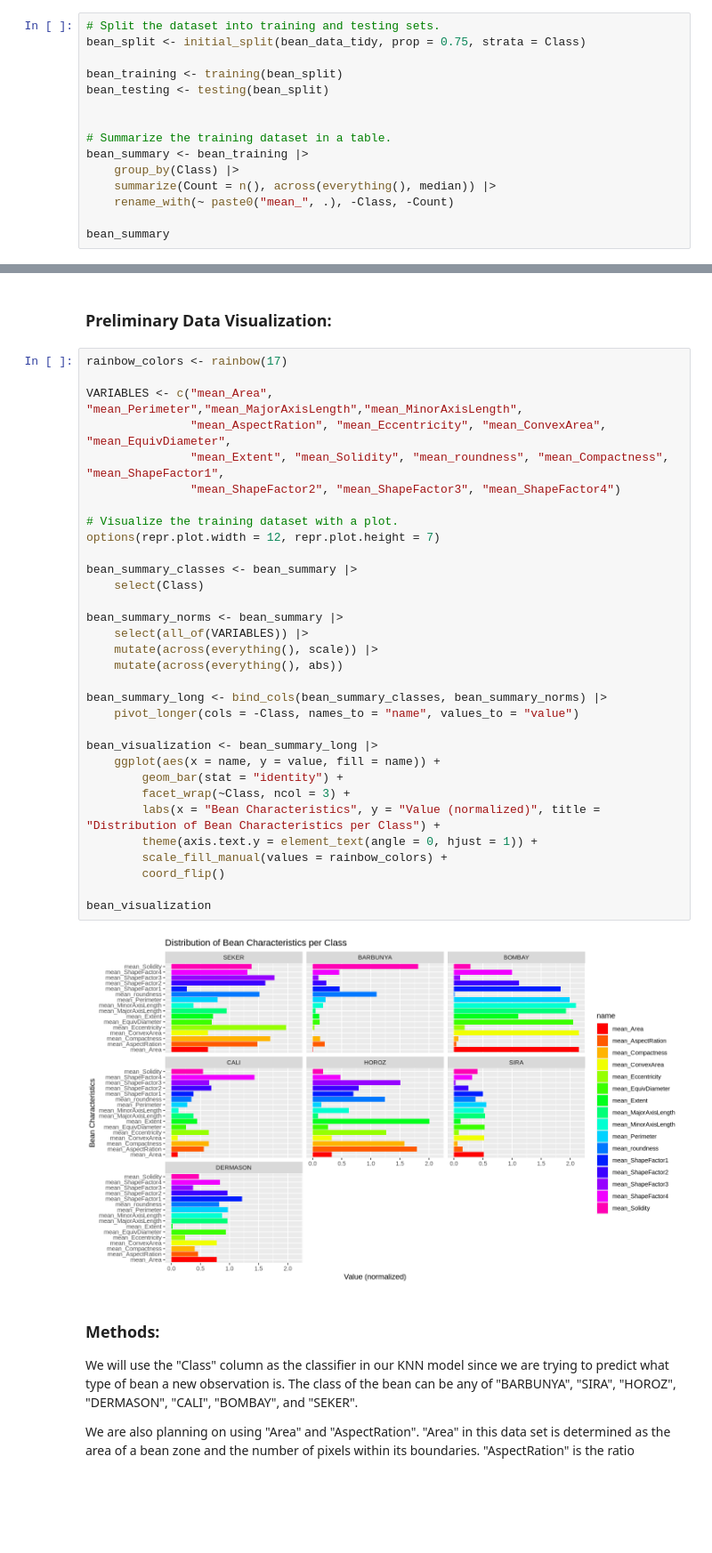
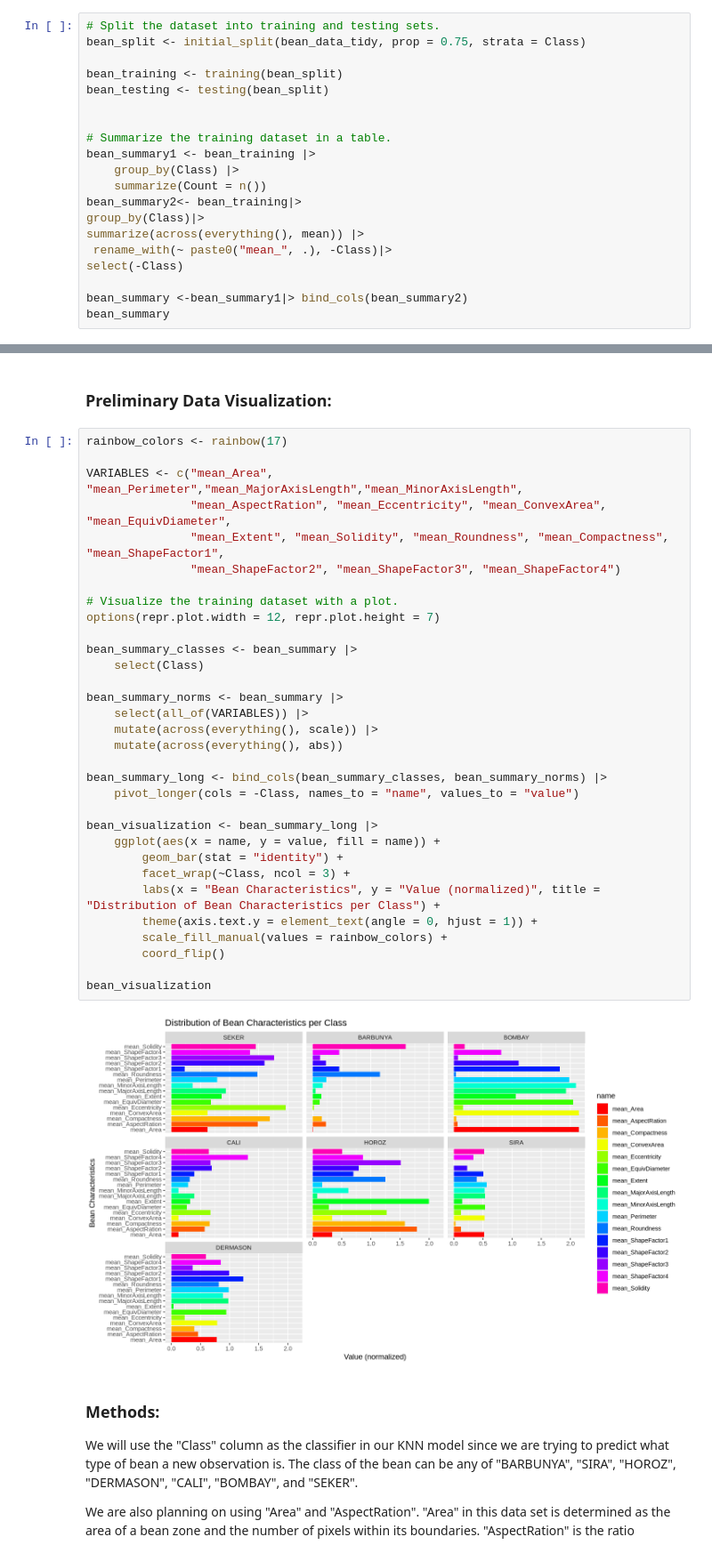
Before and after one commit to Mark20050713/group_18, a Jupyter notebook: project_proposal.ipynb, the cells around one changed output, grey strips where cells are left out. Shown at 89% size. Drawn from its saved outputs; the diff is of its cells as text; blank space fills up the shorter version.

Commit message:
fixed summarize

```diff
--- a/project_proposal.ipynb
+++ b/project_proposal.ipynb
@@ -85,11 +85,16 @@ bean_testing <- testing(bean_split)
 
 
 # Summarize the training dataset in a table.
-bean_summary <- bean_training |>
+bean_summary1 <- bean_training |>
     group_by(Class) |>
-    summarize(Count = n(), across(everything(), median)) |>
-    rename_with(~ paste0("mean_", .), -Class, -Count)
+    summarize(Count = n())
+bean_summary2<- bean_training|>
+group_by(Class)|>
+summarize(across(everything(), mean)) |>
+ rename_with(~ paste0("mean_", .), -Class)|>
+select(-Class)
 
+bean_summary <-bean_summary1|> bind_cols(bean_summary2)
 bean_summary
 # %% [output]
 A tibble: 7 × 18
@@ -109,35 +114,35 @@ rainbow_colors <- rainbow(17)
 
 VARIABLES <- c("mean_Area", "mean_Perimeter","mean_MajorAxisLength","mean_MinorAxisLength",
                "mean_AspectRation", "mean_Eccentricity", "mean_ConvexArea", "mean_EquivDiameter",
-               "mean_Extent", "mean_Solidity", "mean_roundness", "mean_Compactness", "mean_ShapeFactor1",
+               "mean_Extent", "mean_Solidity", "mean_Roundness", "mean_Compactness", "mean_ShapeFactor1",
                "mean_ShapeFactor2",	"mean_ShapeFactor3", "mean_ShapeFactor4")
 
 # Visualize the training dataset with a plot.
 options(repr.plot.width = 12, repr.plot.height = 7)
 
 bean_summary_classes <- bean_summary |>
     select(Class)
 
 bean_summary_norms <- bean_summary |>
     select(all_of(VARIABLES)) |>
     mutate(across(everything(), scale)) |>
     mutate(across(everything(), abs))
 
 bean_summary_long <- bind_cols(bean_summary_classes, bean_summary_norms) |>
     pivot_longer(cols = -Class, names_to = "name", values_to = "value")
 
 bean_visualization <- bean_summary_long |>
     ggplot(aes(x = name, y = value, fill = name)) +
         geom_bar(stat = "identity") +
         facet_wrap(~Class, ncol = 3) +
         labs(x = "Bean Characteristics", y = "Value (normalized)", title = "Distribution of Bean Characteristics per Class") +
         theme(axis.text.y = element_text(angle = 0, hjust = 1)) +
         scale_fill_manual(values = rainbow_colors) +
         coord_flip()
 
 bean_visualization
 # %% [output]
-[figure, old version]
+[figure, new version]
 # %% [markdown]
 ### Methods:
 We will use the "Class" column as the classifier in our KNN model since we are trying to predict what type of bean a new observation is. The class of the bean can be any of "BARBUNYA", "SIRA", "HOROZ", "DERMASON", "CALI", "BOMBAY", and "SEKER".
```
Also changed, not shown: parts of 2 cells of this notebook.
